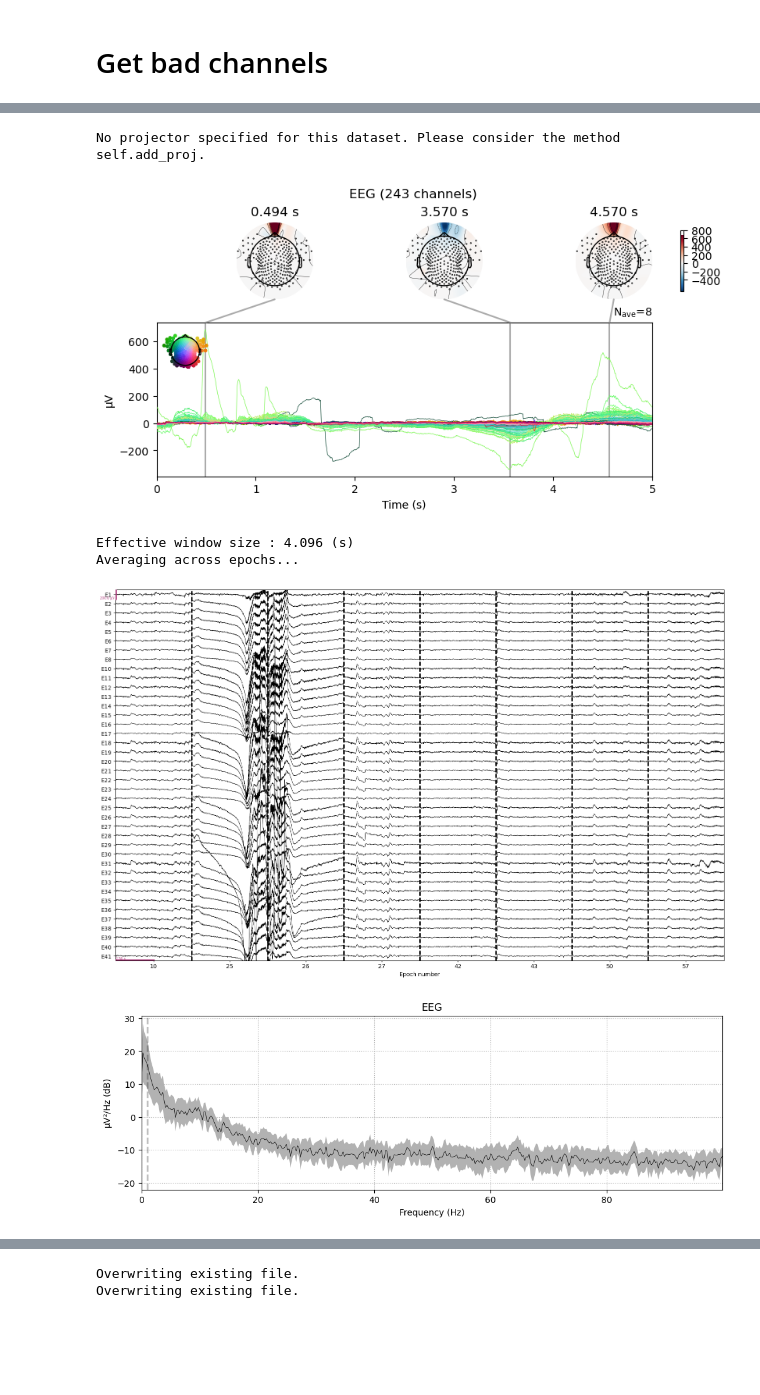
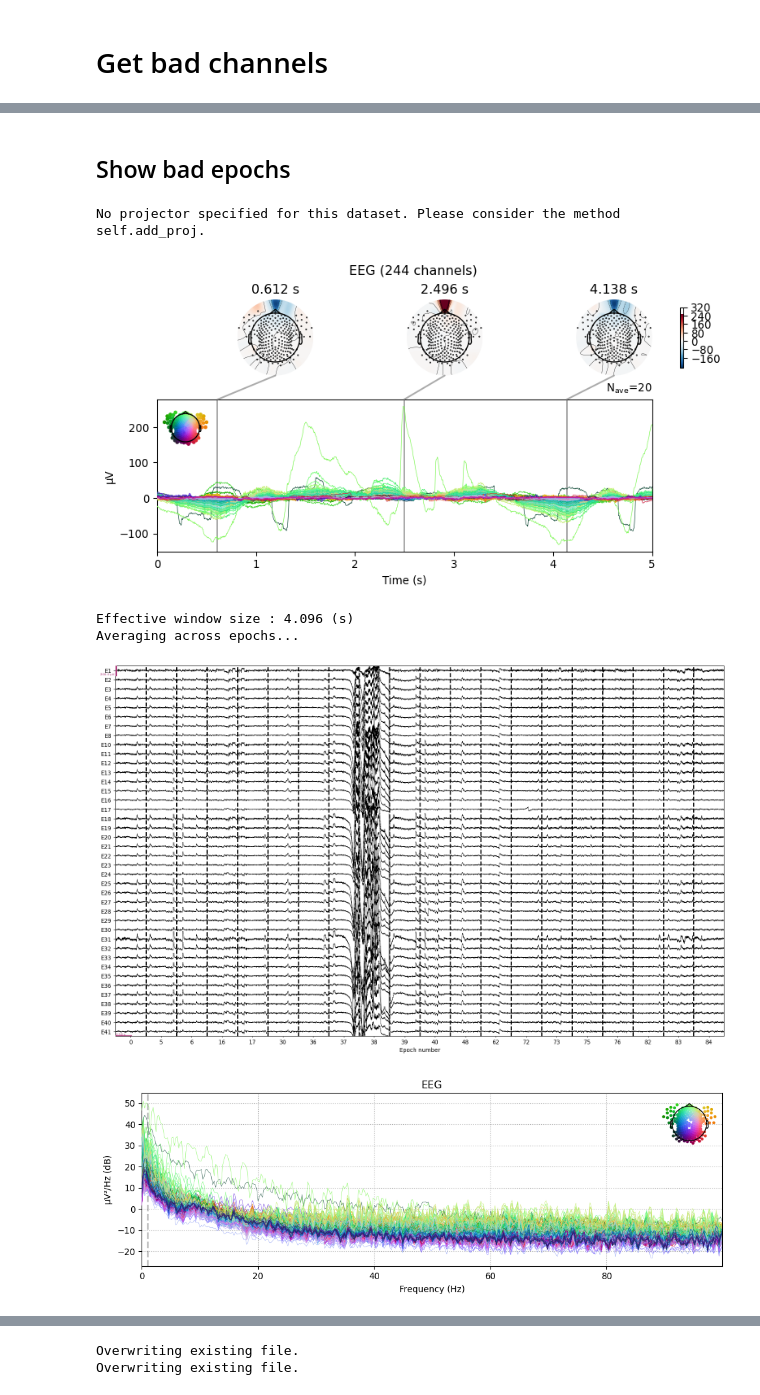
Before and after one commit to danieltomasz/psd-paths, a Jupyter notebook: notebooks/1-preprocessing/template-2-epochs-autoreject.ipynb, the cells around one changed output, grey strips where cells are left out. Drawn from its saved outputs; the diff is of its cells as text; code cells hidden in the pictures; blank space fills up the shorter version.

```diff
--- a/notebooks/1-preprocessing/template-2-epochs-autoreject.ipynb
+++ b/notebooks/1-preprocessing/template-2-epochs-autoreject.ipynb
@@ -126,10 +53,17 @@ NameError: name 'read_config' is not defined
 # Get bad channels
 # %%
 clean_raw = mne.io.read_raw_fif(
-    f"{preproc_path}/sub-{subject}_filtered_zap_eeg.fif", preload=True
+    f"{raw_preproc_path}/sub-{subject}_filtered_zap_eeg.fif", preload=True
 )
 display(clean_raw.info)
 # clean_raw_downsampled = clean_raw.copy().resample(250, npad="auto")
-epochs = create_epochs(clean_raw)
-plot_epochs(epochs, stage="epochs", n_epochs=20, n_channels=20)
+epochs = create_epochs(clean_raw, overlap=1.5)
+plot_epochs(
+    epochs,
+    figures_path=figures_path,
+    subject=subject,
+    stage="epochs",
+    n_epochs=20,
+    n_channels=20,
+)
 # %% [output]
@@ -166,24 +99,0 @@ Averaging across epochs...
-# %%
-def get_reject_log(epochs, resample=125):
-    if resample:
-        eeg_epochs = epochs.copy().resample(resample)
-    else:
-        eeg_epochs = epochs.copy()
-    auto_reject_pre_ica = AutoReject(
-        n_interpolate=[1, 2, 4, 8, 32, 64, 128],
-        n_jobs=-1,
-        random_state=100,
-        thresh_method="bayesian_optimization",
-        verbose=False,
-        # n_interpolate=np.array([0]),
-        # consensus=0.8,
-    ).fit(eeg_epochs[:20])
-    print("fitting finished")
-    _, reject_log = auto_reject_pre_ica.transform(eeg_epochs, return_log=True)
-    # print(reject_log.bad_epochs)
-    return reject_log
-
-
-# depending of the resampling - different number of epochs are rejected
-reject_log = get_reject_log(epochs)
-reject_plot = reject_log.plot("vertical")
@@ -193,0 +100,4 @@ Dropped 7 epochs: 25, 26, 27, 42, 43, 50, 57
+# %%
+# depending of the resampling - different number of epochs are rejected
+reject_log = get_reject_log(epochs, resample=125, consensus=[0.10])
+reject_plot = reject_log.plot("vertical")
@@ -194,14 +108,18 @@ Dropped 7 epochs: 25, 26, 27, 42, 43, 50, 57
+# %% [markdown]
+## Show bad epochs
 # %%
 plot_epochs(
     epochs[reject_log.bad_epochs],
+    figures_path=figures_path,
+    subject=subject,
     stage="autoreject_bad_epochs",
-    n_epochs=10,
+    n_epochs=len(epochs[reject_log.bad_epochs]),
     n_channels=40,
 )
 # %% [output]
 No projector specified for this dataset. Please consider the method self.add_proj.
-[figure, old version]
+[figure, new version]
 Effective window size : 4.096 (s)
 Averaging across epochs...
-[figure, old version]
+[figure, new version]
-[figure, old version]
+[figure, new version]
```
Also changed, not shown: parts of 10 cells of this notebook, 12 other files.
